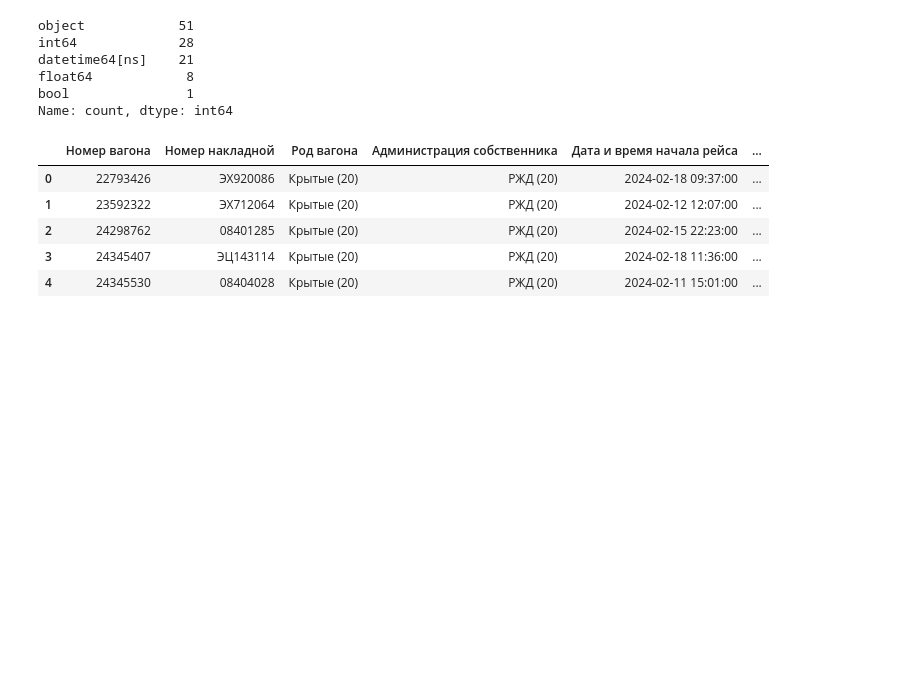
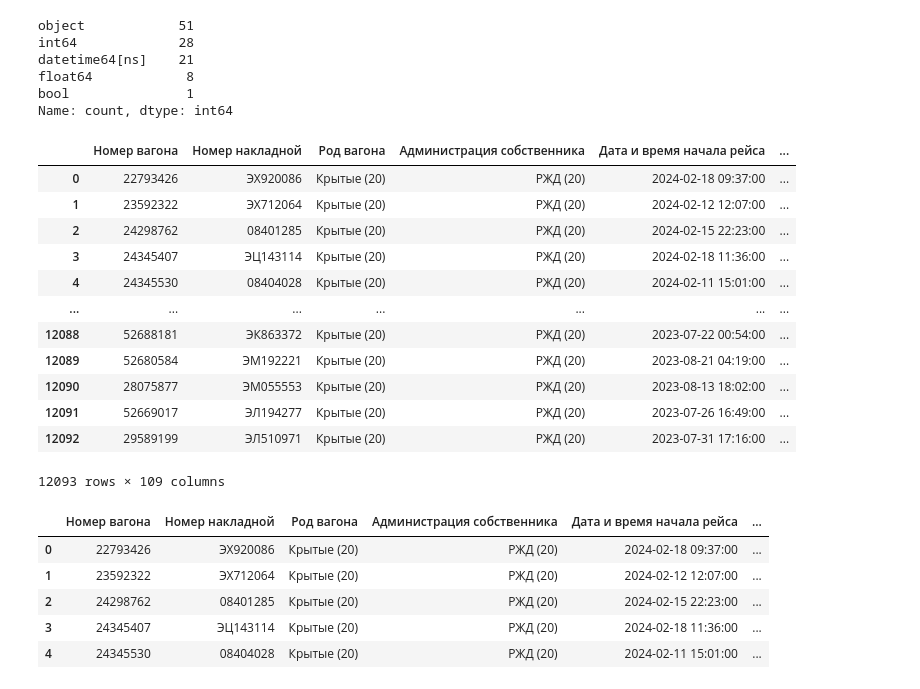
Before and after one commit to DanSikQ/Data_Analyst_Portfolio, a Jupyter notebook: projects/Auto-ML vs Me/Train.ipynb, the cells around one changed output. Saved outputs shown, nothing was run; the diff lists cells and outputs as text; code cells hidden in the pictures; blank space fills up the shorter version.

```diff
--- a/projects/Auto-ML vs Me/Train.ipynb
+++ b/projects/Auto-ML vs Me/Train.ipynb
@@ -16,6 +18,22 @@ datetime64[ns]    21
 float64            8
 bool               1
 Name: count, dtype: int64
+# %%
+info_cargo
+# %% [output]
+|  | Номер вагона | Номер накладной | Род вагона | Администрация собственника | Дата и время начала рейса | ... |
+| 0 | 22793426 | ЭХ920086 | Крытые (20) | РЖД (20) | 2024-02-18 09:37:00 | ... |
+| 1 | 23592322 | ЭХ712064 | Крытые (20) | РЖД (20) | 2024-02-12 12:07:00 | ... |
+| 2 | 24298762 | 08401285 | Крытые (20) | РЖД (20) | 2024-02-15 22:23:00 | ... |
+| 3 | 24345407 | ЭЦ143114 | Крытые (20) | РЖД (20) | 2024-02-18 11:36:00 | ... |
+| 4 | 24345530 | 08404028 | Крытые (20) | РЖД (20) | 2024-02-11 15:01:00 | ... |
+| ... | ... | ... | ... | ... | ... | ... |
+| 12088 | 52688181 | ЭК863372 | Крытые (20) | РЖД (20) | 2023-07-22 00:54:00 | ... |
+| 12089 | 52680584 | ЭМ192221 | Крытые (20) | РЖД (20) | 2023-08-21 04:19:00 | ... |
+| 12090 | 28075877 | ЭМ055553 | Крытые (20) | РЖД (20) | 2023-08-13 18:02:00 | ... |
+| 12091 | 52669017 | ЭЛ194277 | Крытые (20) | РЖД (20) | 2023-07-26 16:49:00 | ... |
+| 12092 | 29589199 | ЭЛ510971 | Крытые (20) | РЖД (20) | 2023-07-31 17:16:00 | ... |
+12093 rows × 109 columns
 # %%
 info_cargo.head(5)
 # %% [output]
```
Also changed, not shown: parts of 30 cells of this notebook.
